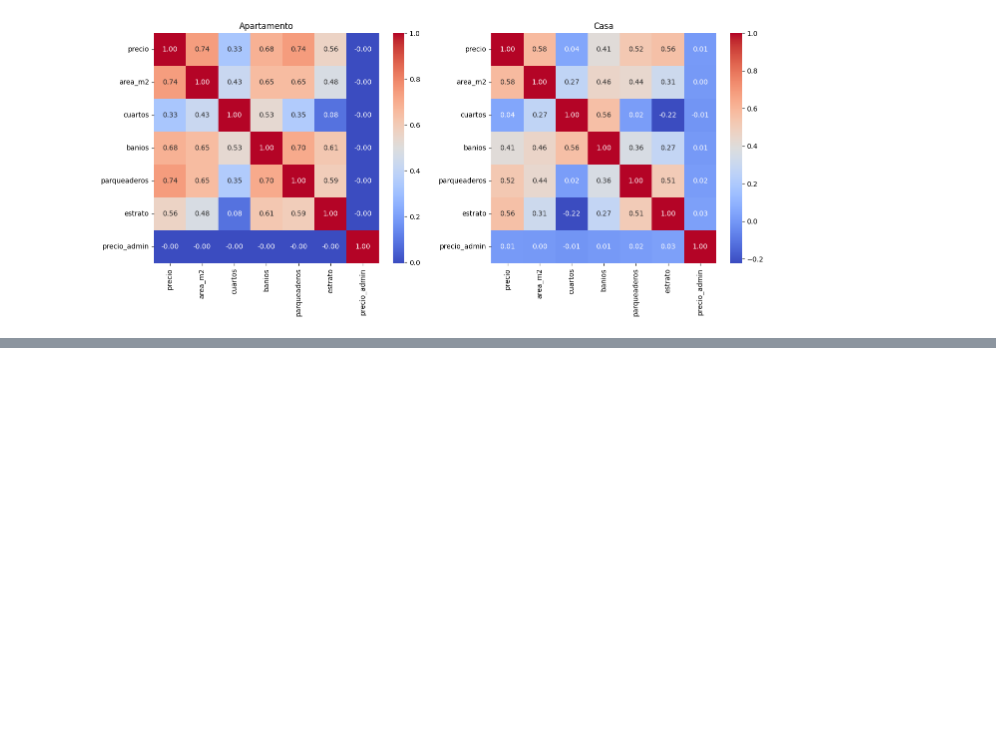
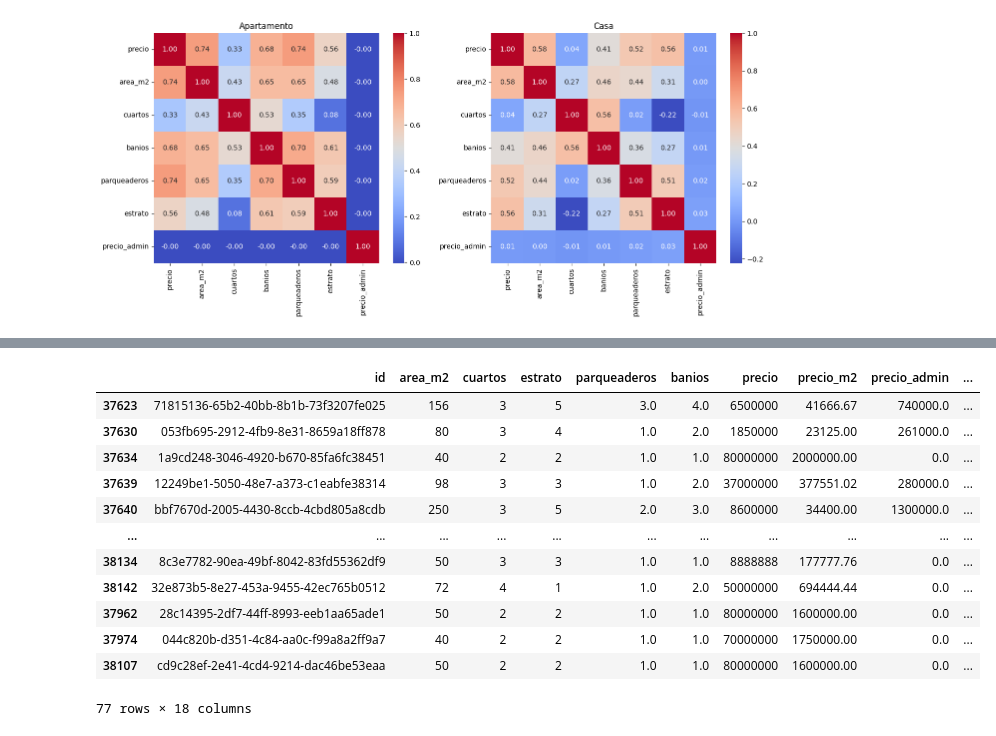
Before and after one commit to raulhiguerac/side, a Jupyter notebook: backend/analytics-service/notebooks/01_eda_bogota.ipynb, the cells around one changed output, grey strips where cells are left out. Cells and saved outputs as stored; diff of their text form; code cells hidden in the pictures; blank space fills up the shorter version.

```diff
--- a/backend/analytics-service/notebooks/01_eda_bogota.ipynb
+++ b/backend/analytics-service/notebooks/01_eda_bogota.ipynb
@@ -461,0 +479,16 @@ Text(0.5, 1.0, 'Casa')
+# %%
+df[df['precio'] <= 80000000]
+# %% [output]
+|  | id | area_m2 | cuartos | estrato | parqueaderos | banios | precio | precio_m2 | precio_admin | ... |
+| 37623 | 71815136-65b2-40bb-8b1b-73f3207fe025 | 156 | 3 | 5 | 3.0 | 4.0 | 6500000 | 41666.67 | 740000.0 | ... |
+| 37630 | 053fb695-2912-4fb9-8e31-8659a18ff878 | 80 | 3 | 4 | 1.0 | 2.0 | 1850000 | 23125.00 | 261000.0 | ... |
+| 37634 | 1a9cd248-3046-4920-b670-85fa6fc38451 | 40 | 2 | 2 | 1.0 | 1.0 | 80000000 | 2000000.00 | 0.0 | ... |
+| 37639 | 12249be1-5050-48e7-a373-c1eabfe38314 | 98 | 3 | 3 | 1.0 | 2.0 | 37000000 | 377551.02 | 280000.0 | ... |
+| 37640 | bbf7670d-2005-4430-8ccb-4cbd805a8cdb | 250 | 3 | 5 | 2.0 | 3.0 | 8600000 | 34400.00 | 1300000.0 | ... |
+| ... | ... | ... | ... | ... | ... | ... | ... | ... | ... | ... |
+| 38134 | 8c3e7782-90ea-49bf-8042-83fd55362df9 | 50 | 3 | 3 | 1.0 | 1.0 | 8888888 | 177777.76 | 0.0 | ... |
+| 38142 | 32e873b5-8e27-453a-9455-42ec765b0512 | 72 | 4 | 1 | 1.0 | 2.0 | 50000000 | 694444.44 | 0.0 | ... |
+| 37962 | 28c14395-2df7-44ff-8993-eeb1aa65ade1 | 50 | 2 | 2 | 1.0 | 1.0 | 80000000 | 1600000.00 | 0.0 | ... |
+| 37974 | 044c820b-d351-4c84-aa0c-f99a8a2ff9a7 | 40 | 2 | 2 | 1.0 | 1.0 | 70000000 | 1750000.00 | 0.0 | ... |
+| 38107 | cd9c28ef-2e41-4cd4-9214-dac46be53eaa | 50 | 2 | 2 | 1.0 | 1.0 | 80000000 | 1600000.00 | 0.0 | ... |
+77 rows × 18 columns
```
Also changed, not shown: parts of 16 cells of this notebook, 6 other files.
